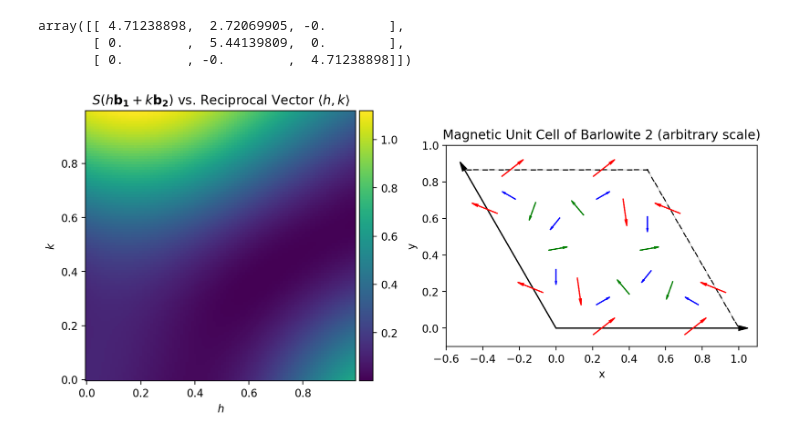
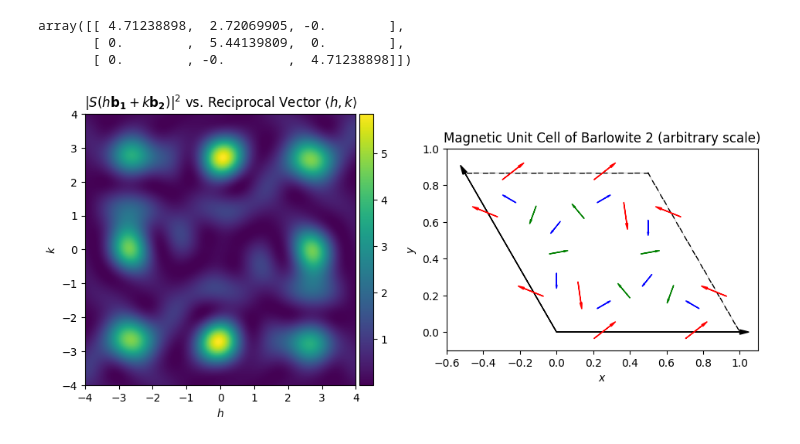
Before and after one commit to Henry-P-Ding/barlowite_sf, a Jupyter notebook: barlowite_sf.ipynb, the cells around one changed output. Drawn from its saved outputs; the diff is of its cells as text; code cells hidden in the pictures.

Commit message:
changed graphed to s^2, added range

```diff
--- a/barlowite_sf.ipynb
+++ b/barlowite_sf.ipynb
@@ -91,5 +91,5 @@ def get_sf(Q):
 
     return sf
 # %%
-def get_S(Q):
+def get_S_mag_sq(Q):
     return np.sum(np.square(np.abs(get_sf(Q))))
@@ -105,3 +96,21 @@ for n1 in range(sample_shape[0]):
+# %%
+sample_shape = (200, 200)
+Q_range = np.array([
+    [-4, 4],
+    [-4, 4]
+])
+
+h_samples = np.linspace(Q_range[0, 0], Q_range[0, 1], sample_shape[0])
+k_samples = np.linspace(Q_range[1, 0], Q_range[1, 1], sample_shape[1])
+hv, kv = np.meshgrid(h_samples, k_samples)
+
+S_samples = np.empty(shape=sample_shape)
+for i in range(sample_shape[0]):
+    for j in range(sample_shape[1]):
+        S_samples[j, i] = get_S_mag_sq(
+            hv[j, i] * reciprocal_basis[0, :] +
+            kv[j, i] * reciprocal_basis[1, :]
+        )
 # %%
 from mpl_toolkits.axes_grid1 import make_axes_locatable
 fig, axs = plt.subplots(1, 2)
@@ -109,39 +118,37 @@ divider = make_axes_locatable(axs[0])
 cax = divider.append_axes('right', size='5%', pad=0.05)
 fig.tight_layout()
 fig.set_size_inches(10, 4)
-fig.set_dpi(200)
-axs[0].set_xticks(np.arange(0, sample_shape[0], sample_shape[0] / 5), labels=np.arange(0, 5, 1) / 5)
-axs[0].set_yticks(np.arange(0, sample_shape[1], sample_shape[1] / 5), labels=np.arange(0, 5, 1) / 5)
+axs[0].set_label
 axs[0].set_xlabel(r"$h$")
 axs[0].set_ylabel(r"$k$")
-axs[0].set_title(r"$S(h\mathbf{b_1} + k\mathbf{b_2})$ vs. Reciprocal Vector $\langle h, k\rangle$")
-s_im = axs[0].imshow(S_samples, origin="lower")
+axs[0].set_title(r"$|S(h\mathbf{b_1} + k\mathbf{b_2})|^2$ vs. Reciprocal Vector $\langle h, k\rangle$")
+s_im = axs[0].imshow(S_samples, origin="lower", extent=Q_range.flatten())
 fig.colorbar(s_im, cax=cax, orientation='vertical')
 
 axs[1].set_title(r"Magnetic Unit Cell of Barlowite 2 (arbitrary scale)")
-axs[1].set_xlabel(r"x")
-axs[1].set_ylabel(r"y")
+axs[1].set_xlabel(r"$x$")
+axs[1].set_ylabel(r"$y$")
 axs[1].set_xlim((-0.6, 1.1))
 axs[1].set_ylim((-0.1, 1.00))
 axs[1].set_aspect('equal')
 axs[1].arrow(0, 0, basis[0, 0], basis[0, 1], color='black', head_length=0.05, head_width=0.025)
 axs[1].arrow(0, 0, basis[1, 0], basis[1, 1], color='black', head_length=0.05, head_width=0.025)
 axs[1].arrow(basis[1, 0], basis[1, 1], basis[0, 0], basis[0, 1], color='black', ls=(0, (5, 10)))
 axs[1].arrow(basis[0, 0], basis[0, 1], basis[1, 0], basis[1, 1], color='black', ls=(0, (5, 10)))
 for moment in moments:
     if moment.name[:2] == "K1":
         color = "green"
     elif moment.name[:2] == "K2":
         color = "red"
     else:
         color = "blue"
     dx, dy = 0.5 * moment.size * np.cos(np.deg2rad(moment.angle)), 0.5 * moment.size * np.sin(np.deg2rad(moment.angle))
     axs[1].arrow(
         moment.pos_c[0] - dx / 2, moment.pos_c[1] - dy / 2,
         dx, dy,
         color=color,
         head_length=.15 * moment.size,
         head_width=.05 * moment.size,
     )
 # %% [output]
-[figure, old version]
+[figure, new version]
```
Also changed, not shown: parts of 1 cell of this notebook.
